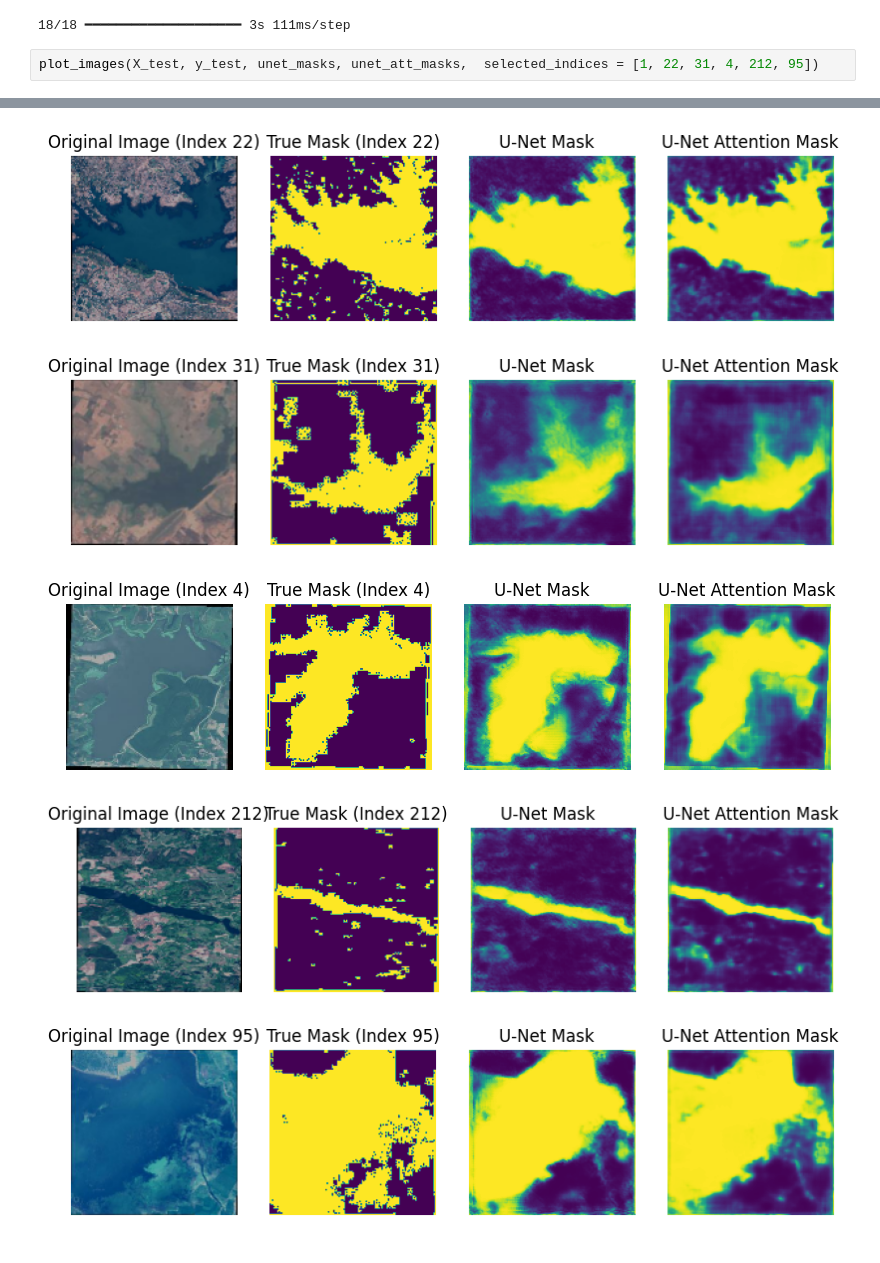
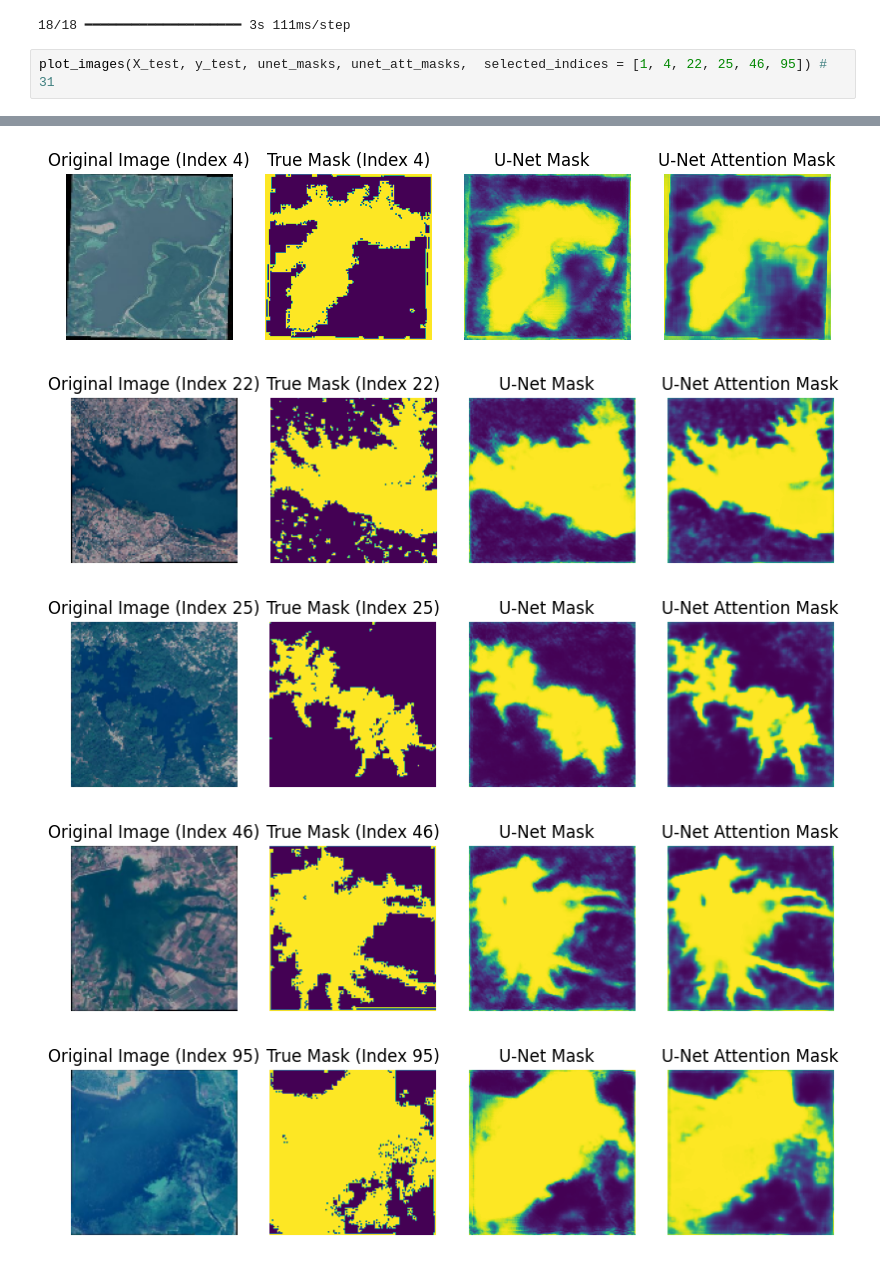
Before and after one commit to kawish14/Thesis, a Jupyter notebook: water-body-segmentation-thesis.ipynb, the cells around one changed output, grey strips where cells are left out. Saved outputs shown, nothing was run; the diff lists cells and outputs as text.

Commit message:
Kaggle Notebook | Water Body Segmentation (Thesis) | UNET and UNET Attention v1

```diff
--- a/water-body-segmentation-thesis.ipynb
+++ b/water-body-segmentation-thesis.ipynb
@@ -488,11 +488,11 @@ unet_att_masks = unet_att.predict(X_test)
 # %% [output]
 18/18 ━━━━━━━━━━━━━━━━━━━━ 3s 111ms/step
 # %%
-plot_images(X_test, y_test, unet_masks, unet_att_masks,  selected_indices = [1, 22, 31, 4, 212, 95])
+plot_images(X_test, y_test, unet_masks, unet_att_masks,  selected_indices = [1, 4, 22, 25, 46, 95]) # 31
 # %% [output]
 [figure]
-[figure, old version]
+[figure, new version]
-[figure, old version]
+[figure, new version]
-[figure, old version]
+[figure, new version]
-[figure, old version]
+[figure, new version]
 [figure]
```
